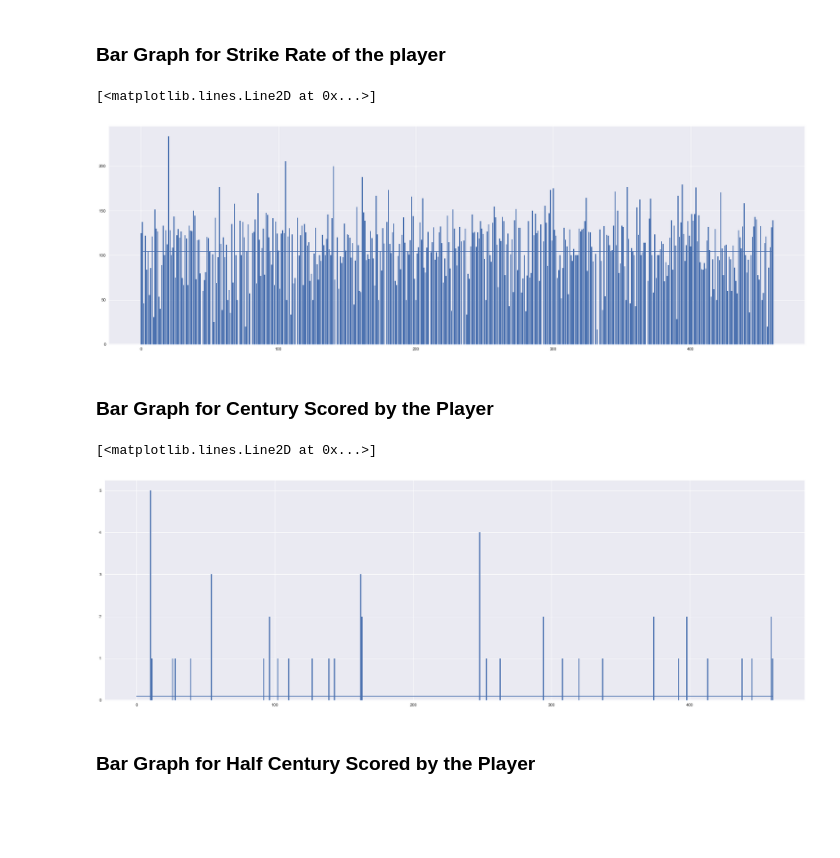
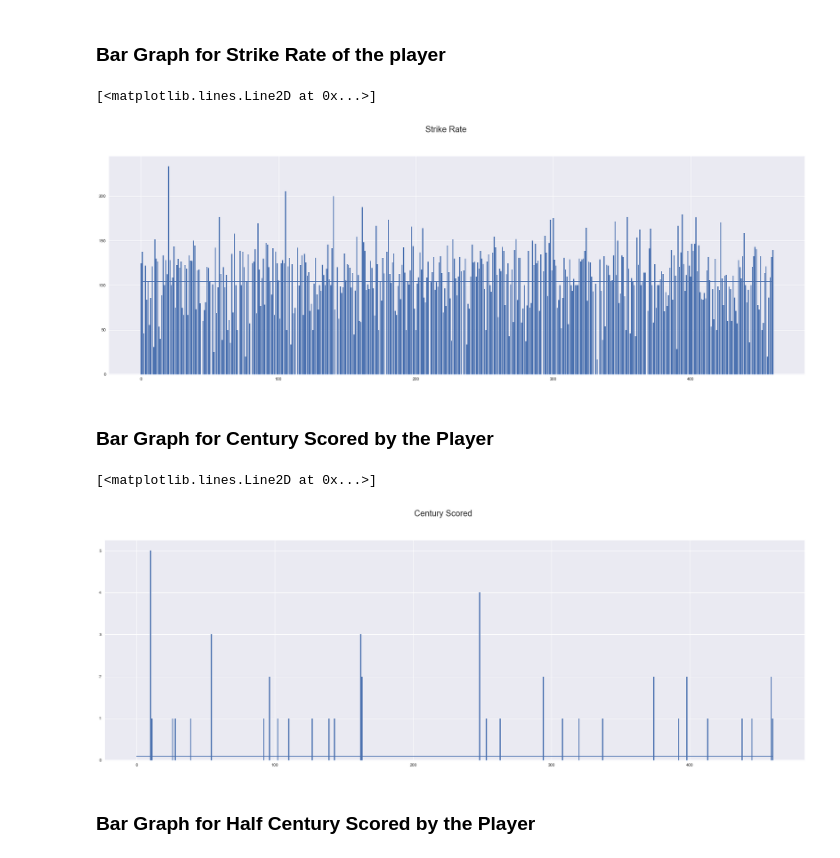
Before and after one commit to AnshulHedau/IPL_Insights, a Jupyter notebook: IPL - Batsman Analysis.ipynb, the cells around one changed output. Cells and saved outputs as stored; diff of their text form; code cells hidden in the pictures; blank space fills up the shorter version.

```diff
--- a/IPL - Batsman Analysis.ipynb
+++ b/IPL - Batsman Analysis.ipynb
@@ -808,27 +808,27 @@ plt.plot(index, mean)
 # %%
 plt.figure(figsize=(30,10))
 plt.subplots_adjust(bottom=0.15)
 ax = plt.bar(index,  Players_SR)
-
+plt.suptitle("Strike Rate", fontsize=20)
 mean = np.empty(len(player_list))
 mean.fill(np.mean(Players_SR))
 plt.plot(index, mean)
 # %% [output]
 [<matplotlib.lines.Line2D at 0x...>]
-[figure, old version]
+[figure, new version]
 # %% [markdown]
 ### Bar Graph for Century Scored by the Player
 # %%
 plt.figure(figsize=(30,10))
 plt.subplots_adjust(bottom=0.15)
 ax = plt.bar(index,  Player_century)
-
+plt.suptitle("Century Scored", fontsize=20)
 mean = np.empty(len(player_list))
 mean.fill(np.mean(Player_century))
 plt.plot(index, mean)
 # %% [output]
 [<matplotlib.lines.Line2D at 0x...>]
-[figure, old version]
+[figure, new version]
 # %% [markdown]
 ### Bar Graph for Half Century Scored by the Player
 # %%
```
Also changed, not shown: parts of 10 cells of this notebook.
